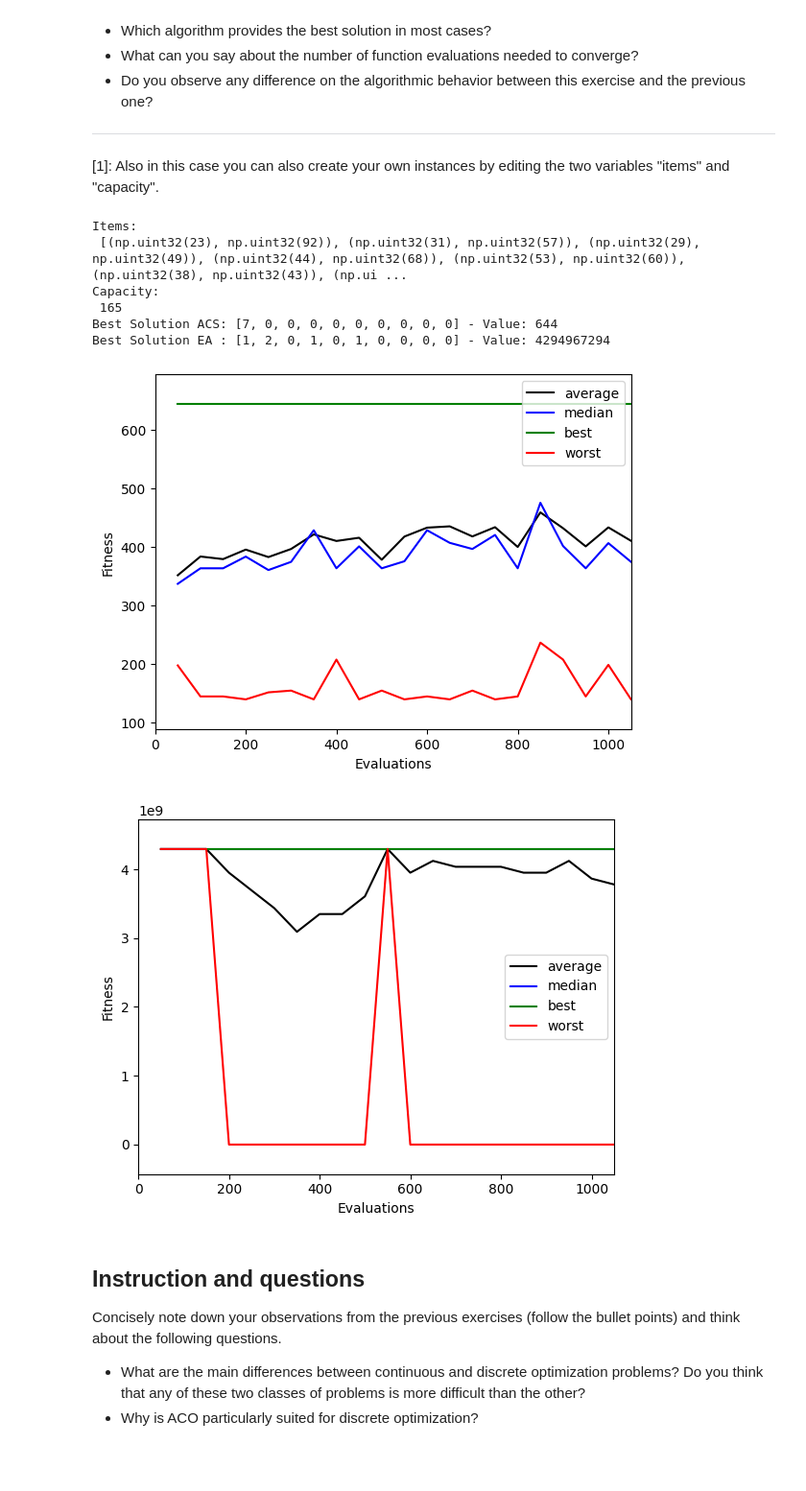
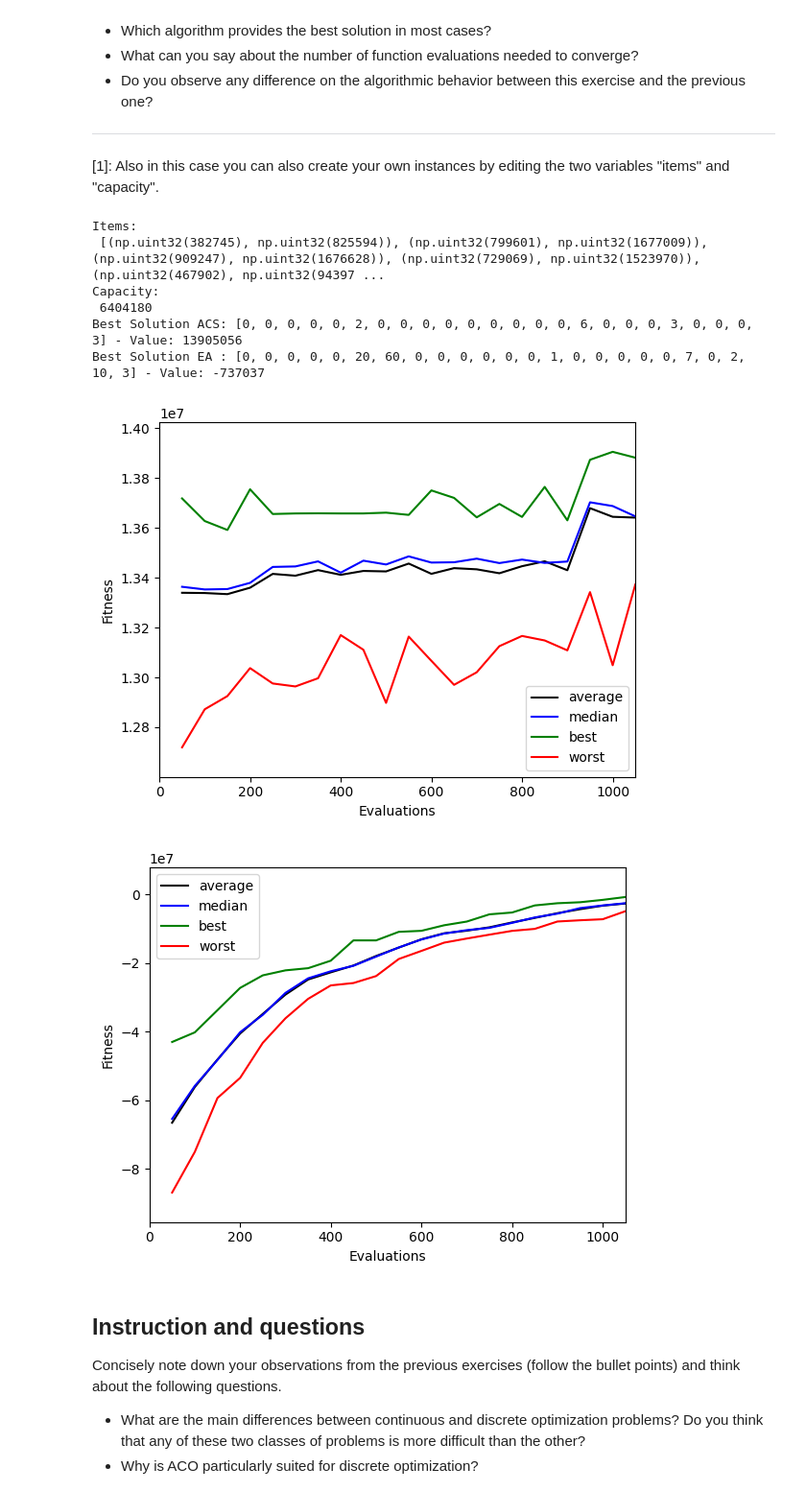
Before and after one commit to wamuumu/bio-labs, a Jupyter notebook: Lab07/Lab_07.ipynb, the cells around one changed output. Shown at 96% size. Drawn from its saved outputs; the diff is of its cells as text; code cells hidden in the pictures; blank space fills up the shorter version.

```diff
--- a/Lab07/Lab_07.ipynb
+++ b/Lab07/Lab_07.ipynb
@@ -301,14 +301,14 @@ capacity = 15
 """
 
 # datasets taken from https://people.sc.fsu.edu/~jburkardt/datasets/knapsack_01/knapsack_01.html
-instance = "01"
+#instance = "01"
 #instance = "02"
 #instance = "03"
 #instance = "04"
 #instance = "05"
 #instance = "06"
 #instance = "07"
-#instance = "08"
+instance = "08"
 capacity = readFileAsList("utils/utils_07/datasets/knapsack_01/p" + instance + "_c.txt")[0]
 weights =  readFileAsList("utils/utils_07/datasets/knapsack_01/p" + instance + "_w.txt")
 values =  readFileAsList("utils/utils_07/datasets/knapsack_01/p" + instance + "_p.txt")
@@ -365,39 +365,39 @@ final_pop = ea.evolve(generator=problem.generator,
                       bounder=problem.bounder,
                       maximize=problem.maximize,
                       pop_size=pop_size,
                       max_generations=max_generations,
                       num_selected=pop_size,
                       tournament_size=tournament_size,
                       num_elites=num_elites,**args)
 best_EA = max(ea.population)
 
 if display:
     indices = []
     for item in best_ACS.candidate:
         # each item is (element, value)
         index = items.index((item.element, item.value))
         indices.append(index)
     solution_ACS = np.zeros(len(items),dtype=np.uint16)
     for i in indices:
         solution_ACS[i] += 1
     solution_ACS = solution_ACS.tolist()
 
     solution_EA = best_EA.candidate
 
     print("Best Solution ACS: {0} - Value: {1}".format(str(solution_ACS), best_ACS.fitness))
     print("Best Solution EA : {0} - Value: {1}".format(str(solution_EA), best_EA.fitness))
 
     ioff()
     show()
 # %% [output]
 Items:
- [(np.uint32(23), np.uint32(92)), (np.uint32(31), np.uint32(57)), (np.uint32(29), np.uint32(49)), (np.uint32(44), np.uint32(68)), (np.uint32(53), np.uint32(60)), (np.uint32(38), np.uint32(43)), (np.ui ...
+ [(np.uint32(382745), np.uint32(825594)), (np.uint32(799601), np.uint32(1677009)), (np.uint32(909247), np.uint32(1676628)), (np.uint32(729069), np.uint32(1523970)), (np.uint32(467902), np.uint32(94397 ...
 Capacity:
- 165
-Best Solution ACS: [7, 0, 0, 0, 0, 0, 0, 0, 0, 0] - Value: 644
-Best Solution EA : [1, 2, 0, 1, 0, 1, 0, 0, 0, 0] - Value: 4294967294
+ 6404180
+Best Solution ACS: [0, 0, 0, 0, 0, 2, 0, 0, 0, 0, 0, 0, 0, 0, 0, 6, 0, 0, 0, 3, 0, 0, 0, 3] - Value: 13905056
+Best Solution EA : [0, 0, 0, 0, 0, 20, 60, 0, 0, 0, 0, 0, 0, 1, 0, 0, 0, 0, 0, 7, 0, 2, 10, 3] - Value: -737037
-[figure, old version]
+[figure, new version]
-[figure, old version]
+[figure, new version]
 # %% [markdown]
 ## Instruction and questions
 Concisely note down your observations from the previous exercises (follow the bullet points) and think about the following questions.
```
Also changed, not shown: parts of 1 cell of this notebook, 1 other file.
